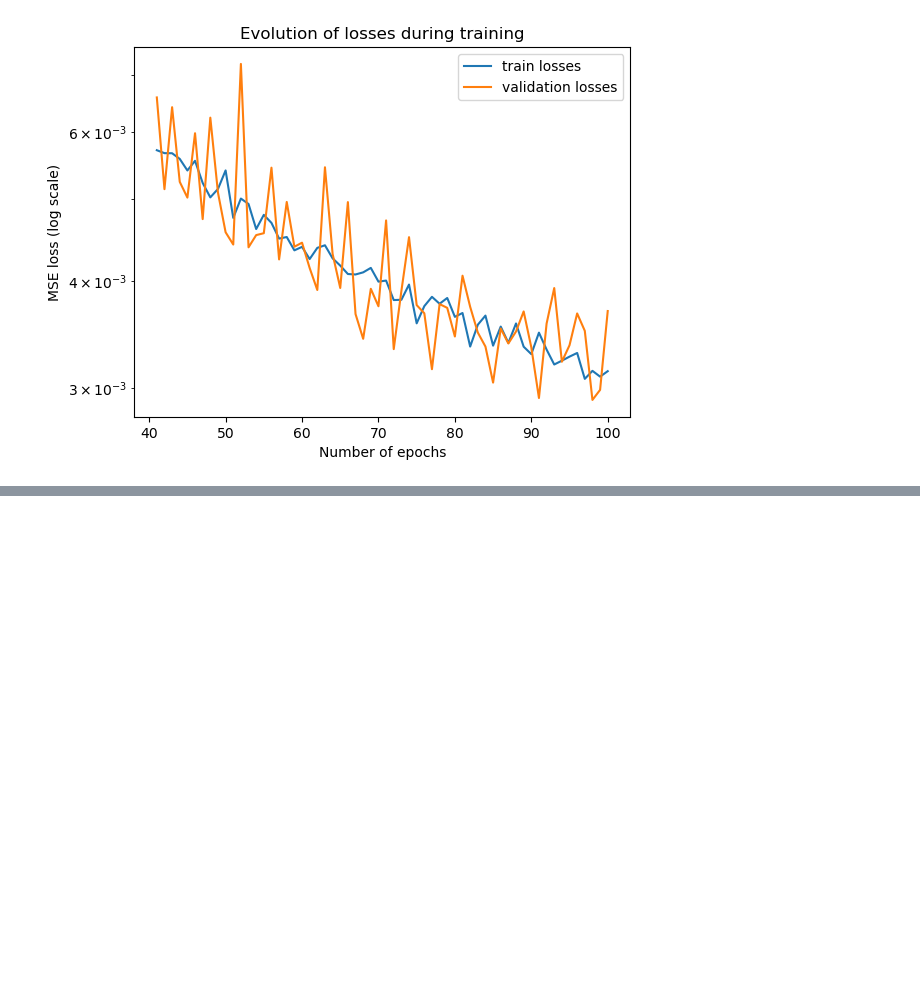
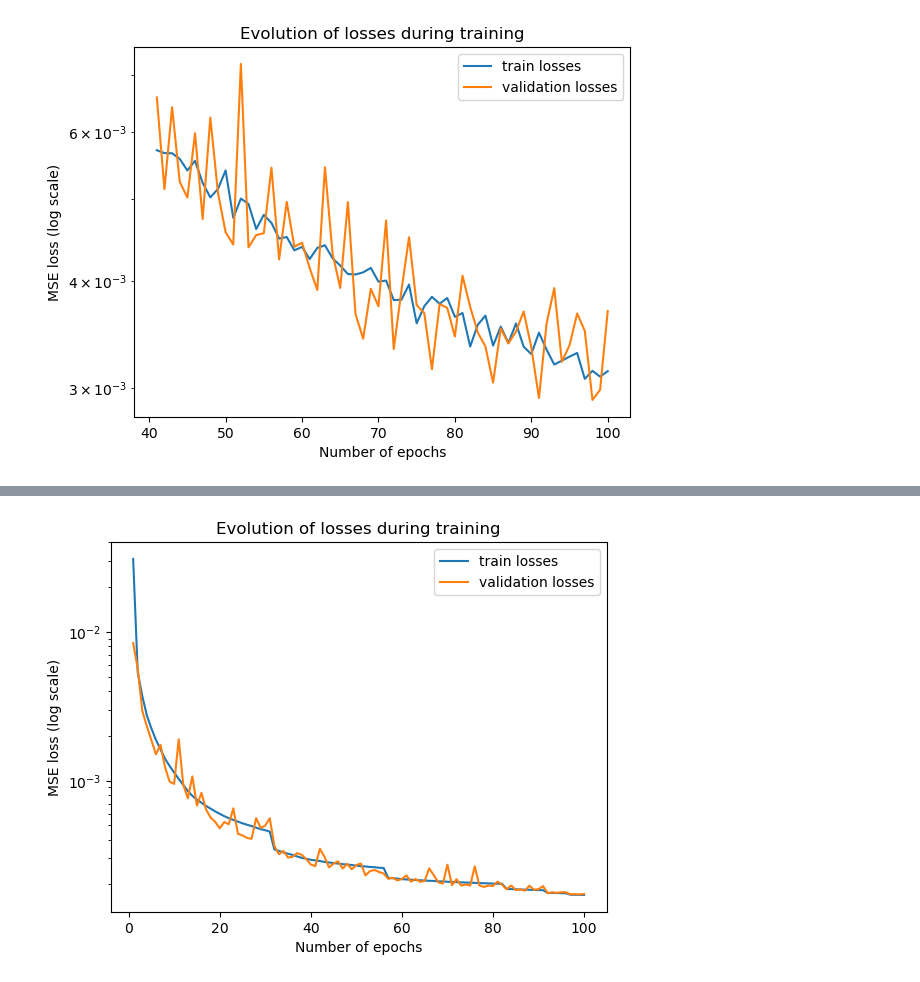
Before and after one commit to theodore2leusse/NNonlineGP, a Jupyter notebook: nn_training_and_results.ipynb, the cells around one changed output, grey strips where cells are left out. Saved outputs shown, nothing was run; the diff lists cells and outputs as text; code cells hidden in the pictures; blank space fills up the shorter version.

```diff
--- a/nn_training_and_results.ipynb
+++ b/nn_training_and_results.ipynb
@@ -589,0 +1148,35 @@ plt.show()
+# %%
+# load model state
+device = "cuda" if torch.cuda.is_available() else "cpu"
+if device == "cpu":
+    checkpoint2 = torch.load("model/model2_100epochs_1280kaugtraindata_batchsize128.pth", weights_only=True, map_location=torch.device('cpu'))
+else:
+    checkpoint2 = torch.load("model/model2_100epochs_1280kaugtraindata_batchsize128.pth", weights_only=True)
+
+model_t2 = MapUpdateNetwork_2()
+optimizer_t2 = optim.Adam(model_t2.parameters(), lr=1e-3)
+
+# model weights
+model_t2.load_state_dict(checkpoint2['model_state_dict'])
+
+# opti state
+optimizer_t2.load_state_dict(checkpoint2['optimizer_state_dict'])
+
+# losses
+train_losses_t2 = checkpoint2['train losses']
+validation_losses_t2 = checkpoint2['validation losses']
+
+plt.plot(np.arange(len(train_losses_t2))+1, train_losses_t2, label='train losses')
+plt.plot(np.arange(len(validation_losses_t2))+1, validation_losses_t2, label='validation losses')
+plt.legend()
+plt.xlabel('Number of epochs')
+plt.ylabel('MSE loss (log scale)')
+plt.yscale('log')
+plt.title("Evolution of losses during training")
+plt.show()
+
+# Evaluate the model on the test set
+test_loss2 = evaluate_model(model_t2, test_loader, custom_loss, device)
+print(f"Test Loss: {test_loss2:.6f}")
+# %% [output]
+[figure, added]
```
Also changed, not shown: parts of 55 cells of this notebook, 13 other files.
